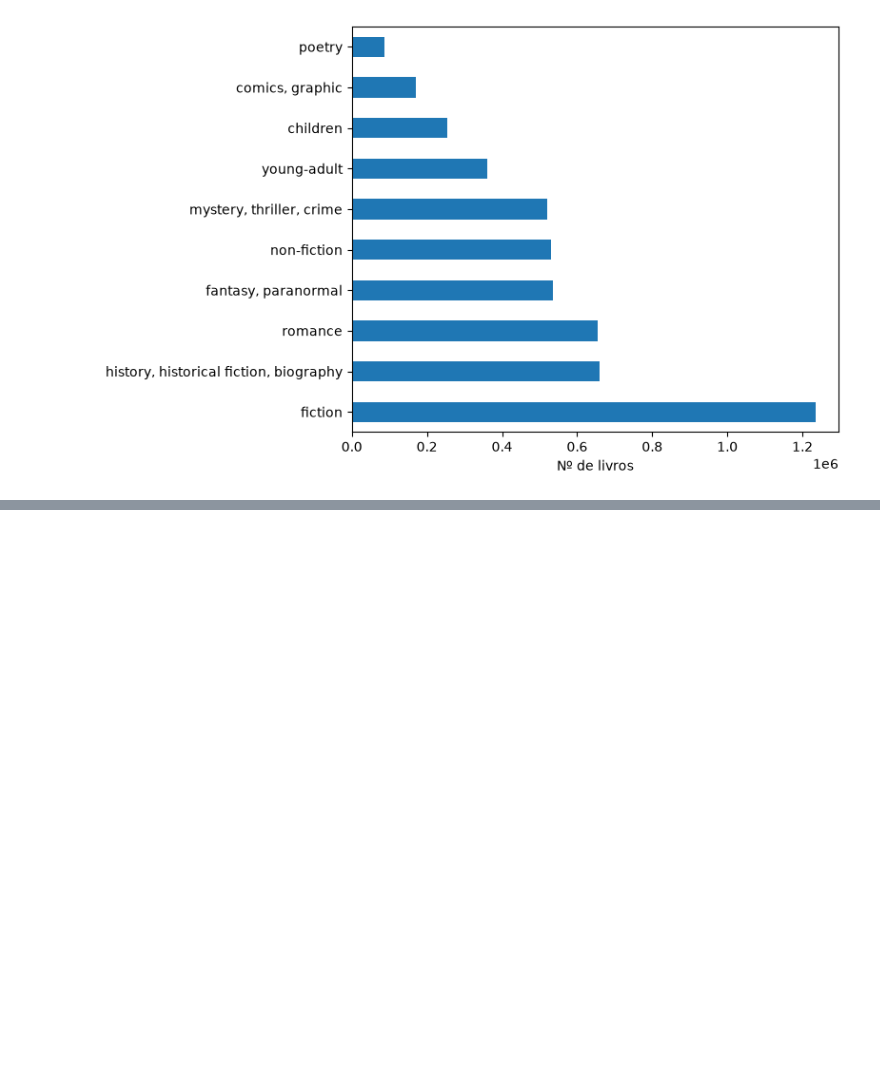
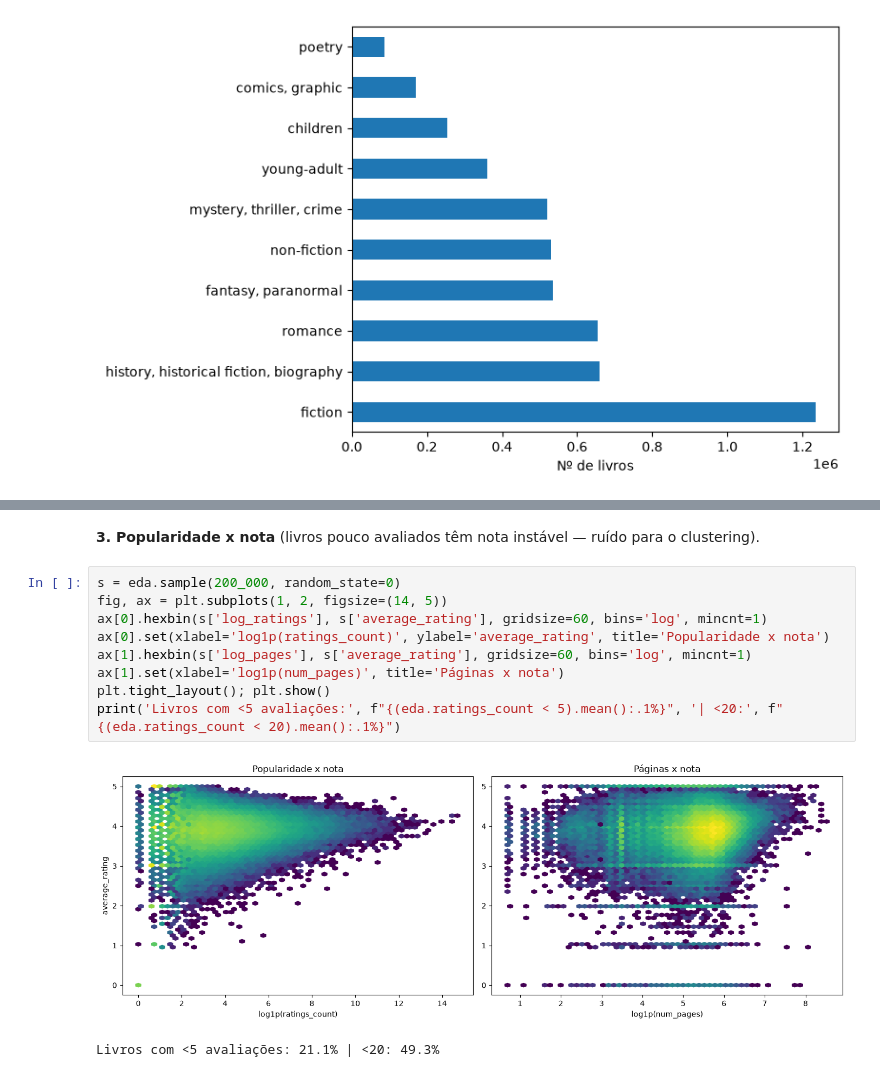
Before and after one commit to FelipeHeringer/Estante, a Jupyter notebook: Books_Recomendations/clustering_model.ipynb, the cells around one changed output, grey strips where cells are left out. Cells and saved outputs as stored; diff of their text form; blank space fills up the shorter version.

```diff
--- a/Books_Recomendations/clustering_model.ipynb
+++ b/Books_Recomendations/clustering_model.ipynb
@@ -280,0 +337,14 @@ plt.show()
+# %% [markdown]
+**3. Popularidade x nota** (livros pouco avaliados têm nota instável — ruído para o clustering).
+# %%
+s = eda.sample(200_000, random_state=0)
+fig, ax = plt.subplots(1, 2, figsize=(14, 5))
+ax[0].hexbin(s['log_ratings'], s['average_rating'], gridsize=60, bins='log', mincnt=1)
+ax[0].set(xlabel='log1p(ratings_count)', ylabel='average_rating', title='Popularidade x nota')
+ax[1].hexbin(s['log_pages'], s['average_rating'], gridsize=60, bins='log', mincnt=1)
+ax[1].set(xlabel='log1p(num_pages)', title='Páginas x nota')
+plt.tight_layout(); plt.show()
+print('Livros com <5 avaliações:', f"{(eda.ratings_count < 5).mean():.1%}", '| <20:', f"{(eda.ratings_count < 20).mean():.1%}")
+# %% [output]
+[figure, added]
+Livros com <5 avaliações: 21.1% | <20: 49.3%
```
Also changed, not shown: parts of 16 cells of this notebook.
